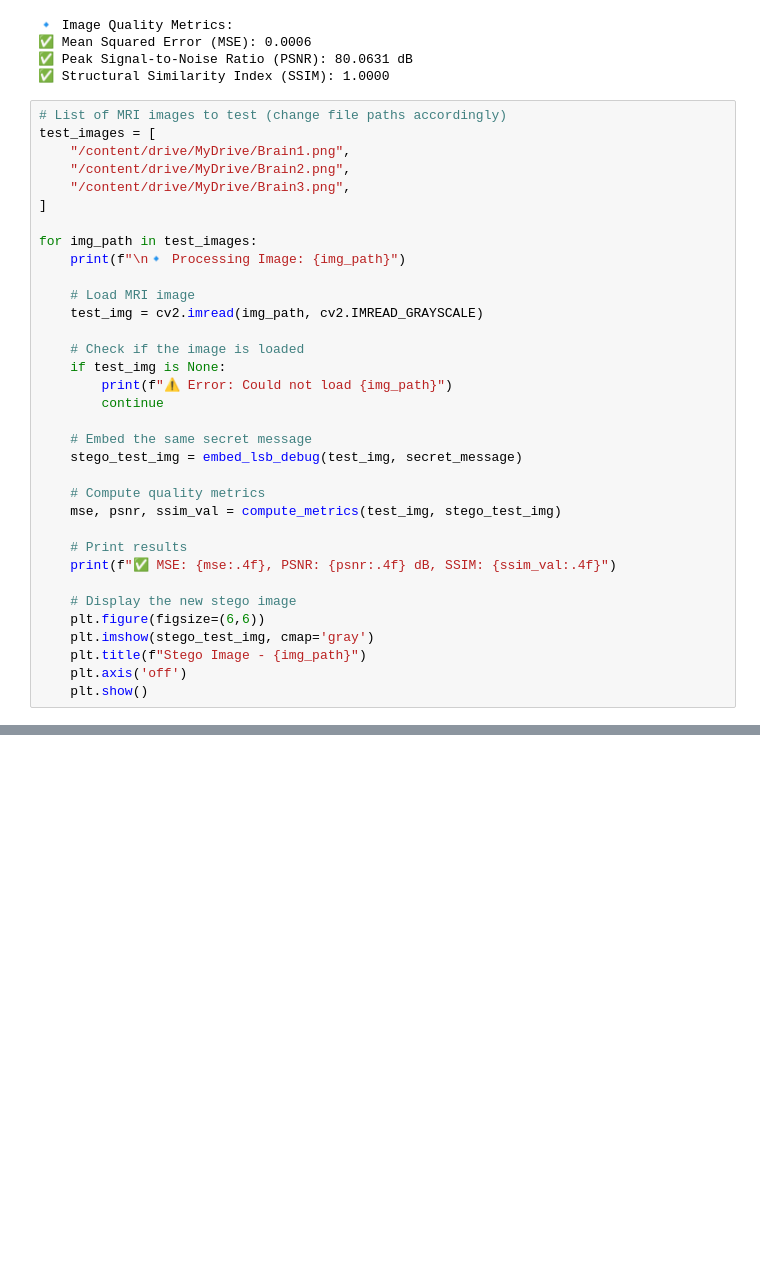
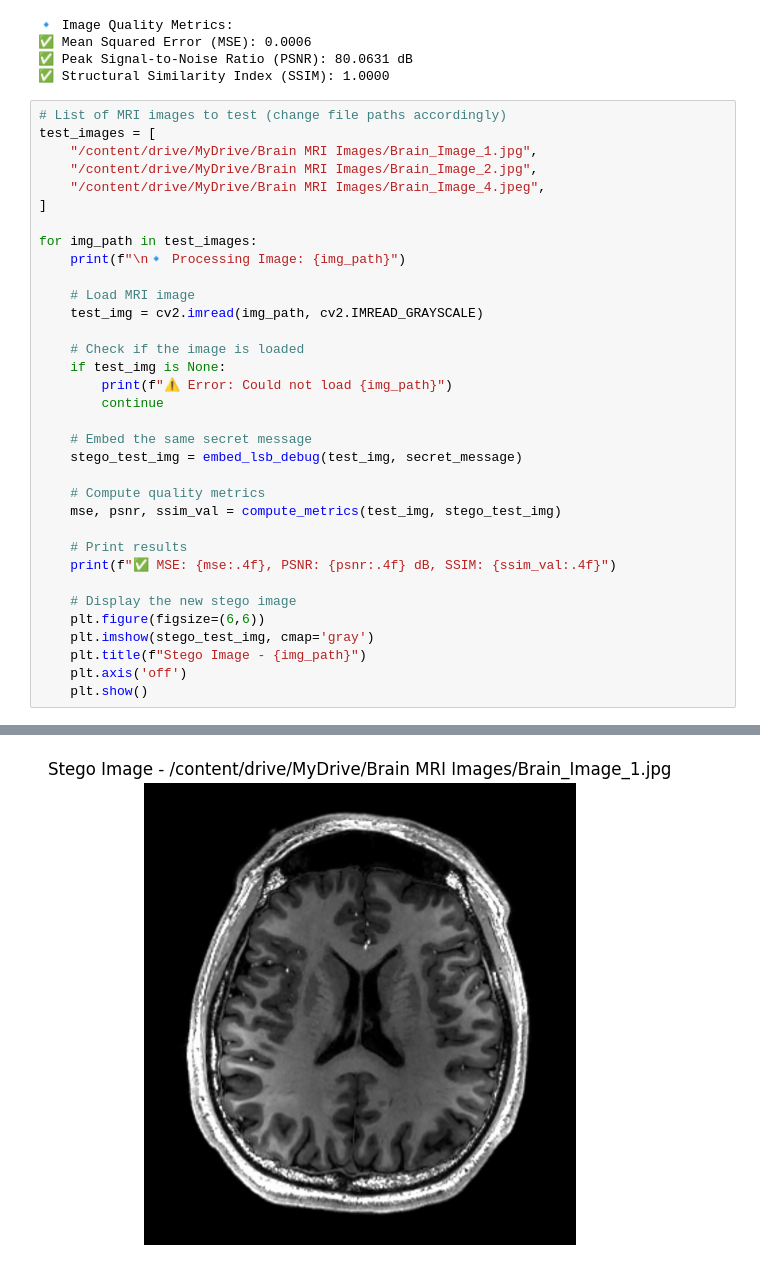
Before and after one commit to AmirRezaBehzad/IRD-Based-Medical-Image-Steganography, a Jupyter notebook: IRDBasedSteganography.ipynb, the cells around one changed output, grey strips where cells are left out. Saved outputs shown, nothing was run; the diff lists cells and outputs as text; blank space fills up the shorter version.

```diff
--- a/IRDBasedSteganography.ipynb
+++ b/IRDBasedSteganography.ipynb
@@ -318,9 +328,9 @@ print(f"✅ Structural Similarity Index (SSIM): {ssim_value:.4f}")
 # %%
 # List of MRI images to test (change file paths accordingly)
 test_images = [
-    "/content/drive/MyDrive/Brain1.png",
-    "/content/drive/MyDrive/Brain2.png",
-    "/content/drive/MyDrive/Brain3.png",
+    "/content/drive/MyDrive/Brain MRI Images/Brain_Image_1.jpg",
+    "/content/drive/MyDrive/Brain MRI Images/Brain_Image_2.jpg",
+    "/content/drive/MyDrive/Brain MRI Images/Brain_Image_4.jpeg",
 ]
 
 for img_path in test_images:
@@ -360,0 +380 @@ for img_path in test_images:
+[figure, added]
```
Also changed, not shown: parts of 7 cells of this notebook.
